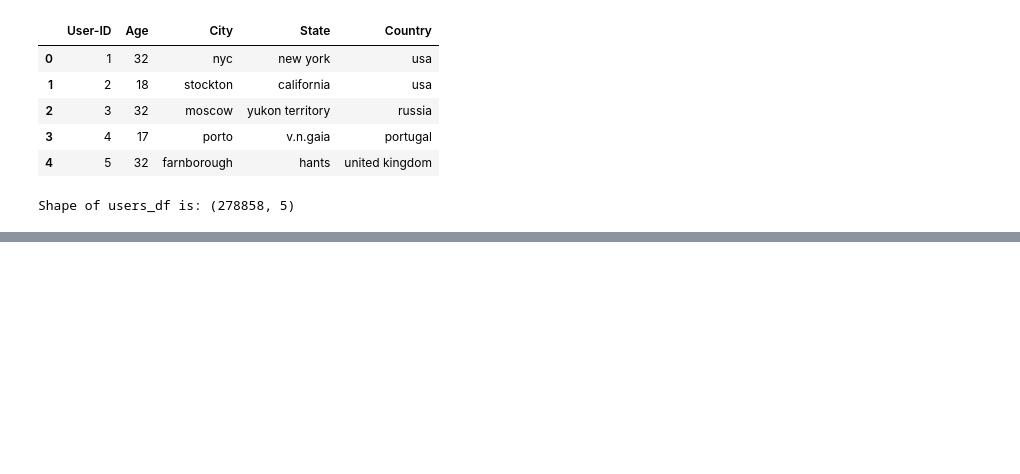
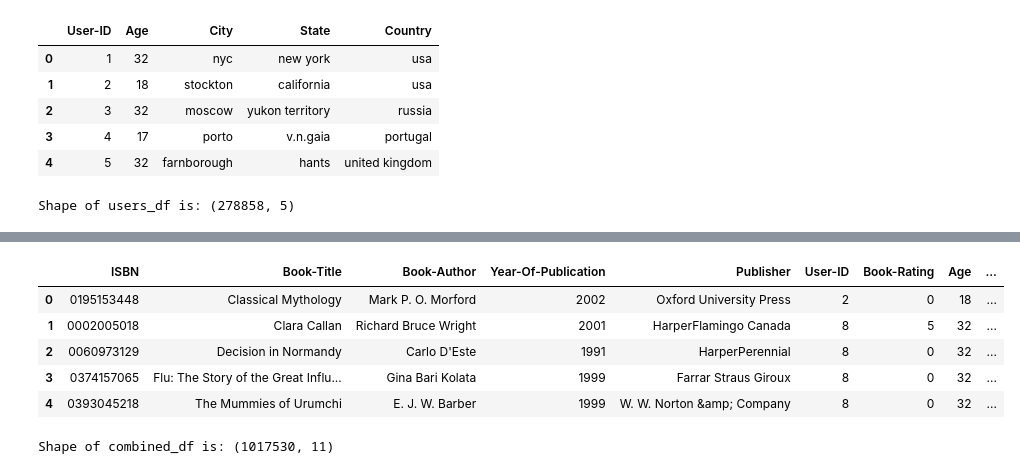
Before and after one commit to nivyathiruvoth/Book-Recommendation-System, a Jupyter notebook: Book_Recommendation_System.ipynb, the cells around one changed output, grey strips where cells are left out. Cells and saved outputs as stored; diff of their text form; code cells hidden in the pictures; blank space fills up the shorter version.

```diff
--- a/Book_Recommendation_System.ipynb
+++ b/Book_Recommendation_System.ipynb
@@ -352,0 +381,29 @@ Shape of users_df is: (278858, 5)
+# %%
+#Storing ISBN
+bookISBN = books_df['ISBN'].tolist()
+#Storing any character other than any combination of letters and digits case insensitive
+reg = "[^A-Za-z0-9]"
+
+for index, row_Value in ratings_df.iterrows():
+  #Searching for special characters in ratings_df.ISBN
+    z = re.search(reg, row_Value['ISBN'])
+
+    if z:
+      #Deleting special characters
+        f = re.sub(reg,"",row_Value['ISBN'])
+
+        #Checking if the cleaned book id is in books_df or not
+        if f in bookISBN:
+          #If True we will replace the value with cleaned bookid.If false we will kepp it as itself.Because later while taking inner join it wont affect.
+            ratings_df.at[index , 'ISBN'] = f
+
+# Uppercasing all alphabets in ISBN
+ratings_df['ISBN'] = ratings_df['ISBN'].str.upper()
+# Drop duplicate rows
+# %%
+#Checking for duplicates
+print("Number of duplicates is:",len(ratings_df[ratings_df.duplicated()]))
+#Dropping duplicates
+ratings_df.drop_duplicates(keep='last', inplace=True)
+#Removing original index
+ratings_df.reset_index(drop = True, inplace = True)
@@ -352,0 +421,7 @@ Shape of users_df is: (278858, 5)
+# %%
+#Merging
+combined_df = pd.merge(books_df, ratings_df, on='ISBN', how='inner')
+combined_df = pd.merge(combined_df, users_df, on='User-ID', how='inner')
+
+#Basic info
+combined_df.info()
@@ -352,0 +447,15 @@ Shape of users_df is: (278858, 5)
+# %%
+#First look
+combined_df.head()
+# %% [output]
+|  | ISBN | Book-Title | Book-Author | Year-Of-Publication | Publisher | User-ID | Book-Rating | Age | ... |
+| 0 | 0195153448 | Classical Mythology | Mark P. O. Morford | 2002 | Oxford University Press | 2 | 0 | 18 | ... |
+| 1 | 0002005018 | Clara Callan | Richard Bruce Wright | 2001 | HarperFlamingo Canada | 8 | 5 | 32 | ... |
+| 2 | 0060973129 | Decision in Normandy | Carlo D'Este | 1991 | HarperPerennial | 8 | 0 | 32 | ... |
+| 3 | 0374157065 | Flu: The Story of the Great Influ... | Gina Bari Kolata | 1999 | Farrar Straus Giroux | 8 | 0 | 32 | ... |
+| 4 | 0393045218 | The Mummies of Urumchi | E. J. W. Barber | 1999 | W. W. Norton &amp; Company | 8 | 0 | 32 | ... |
+# %%
+#Checking shape of the combined dataframe
+print("Shape of combined_df is:",combined_df.shape)
+# %% [output]
+Shape of combined_df is: (1017530, 11)
```
Also changed, not shown: parts of 9 cells of this notebook.
